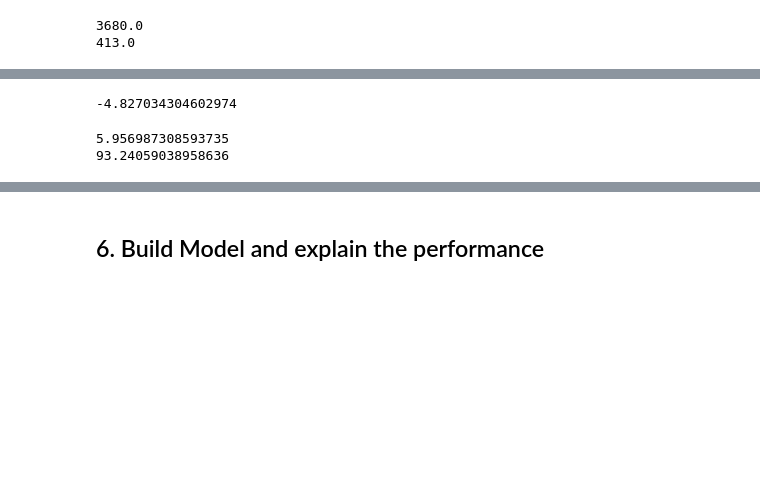
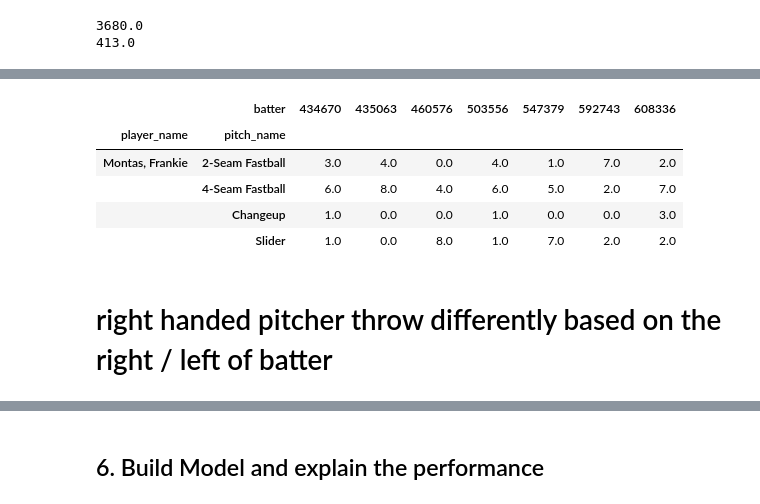
Before and after one commit to gihonglee/MLB_project, a Jupyter notebook: mlb-eda.ipynb, the cells around one changed output, grey strips where cells are left out. Drawn from its saved outputs; the diff is of its cells as text; code cells hidden in the pictures; blank space fills up the shorter version.

```diff
--- a/mlb-eda.ipynb
+++ b/mlb-eda.ipynb
@@ -58,0 +76,3 @@ df.head()
+# %%
+pd.set_option('display.max_columns', None)
+df.head()
@@ -489,17 +549,29 @@ four_seam_fastball.head()
-# %%
-four_seam_fastball['ax'].mean()
-# %% [output]
--4.827034304602974
 # %%
 #so on the mean ax value
 #(The acceleration of the pitch, in feet per second per second, in x-dimension, determined at y=50 feet)
 #four all 4-seam fastballs is -4.827034304602899
-# %%
-print(four_seam_fastball['release_pos_z'].mean())
-print(four_seam_fastball['release_speed'].mean())
-# %% [output]
-5.956987308593735
-93.24059038958636
 # %%
 #average 4-seam fastball velocity is 93.24 mph and
 #release_pos_z or (Vertical Release Position of the ball measured in feet from the catcher's perspective) is 5.96 feet
+# %%
+df_pivot = df[df['player_name'] == 'Montas, Frankie']
+# Sale, Chris <- most inning pitch
+# Darvish, Yu <- had a lot of pitch types
+# Montas, Frankie <- throw basically fastball and slider
+
+counts_batter = df_pivot.groupby("batter")["batter"].transform(len)
+mask = (counts_batter > 10)
+df_pivot =df_pivot[mask]
+result = df_pivot.pivot_table(index = ['player_name','pitch_name'],columns = 'batter', values = 'pitch_type', aggfunc = len)
+result = result.fillna(0)
+
+result
+# %% [output]
+|  | batter | 434670 | 435063 | 460576 | 503556 | 547379 | 592743 | 608336 |
+| player_name | pitch_name |  |  |  |  |  |  |  |
+| Montas, Frankie | 2-Seam Fastball | 3.0 | 4.0 | 0.0 | 4.0 | 1.0 | 7.0 | 2.0 |
+|  | 4-Seam Fastball | 6.0 | 8.0 | 4.0 | 6.0 | 5.0 | 2.0 | 7.0 |
+|  | Changeup | 1.0 | 0.0 | 0.0 | 1.0 | 0.0 | 0.0 | 3.0 |
+|  | Slider | 1.0 | 0.0 | 8.0 | 1.0 | 7.0 | 2.0 | 2.0 |
+# %% [markdown]
+# right handed pitcher throw differently based on the right / left of batter
```
Also changed, not shown: parts of 39 cells of this notebook, 1 other file.
